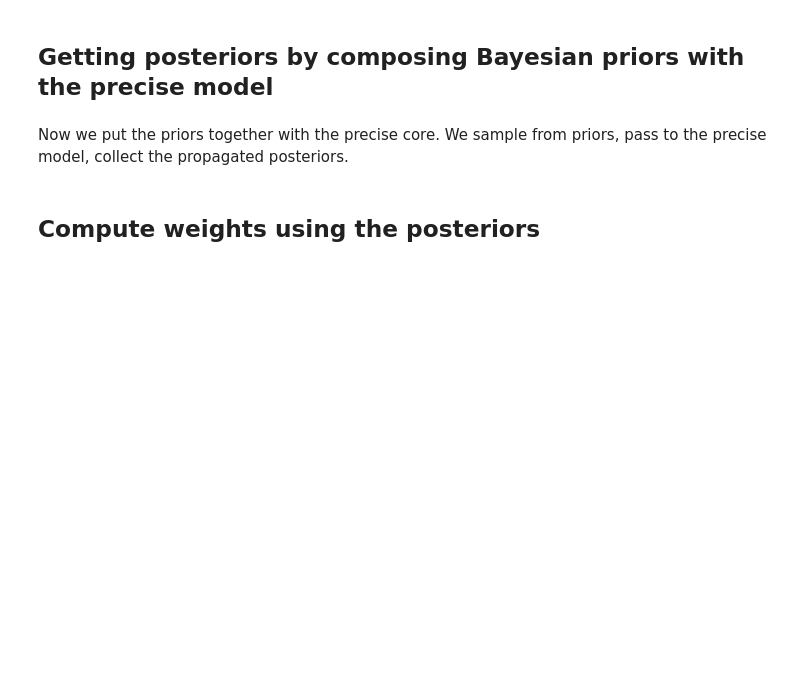
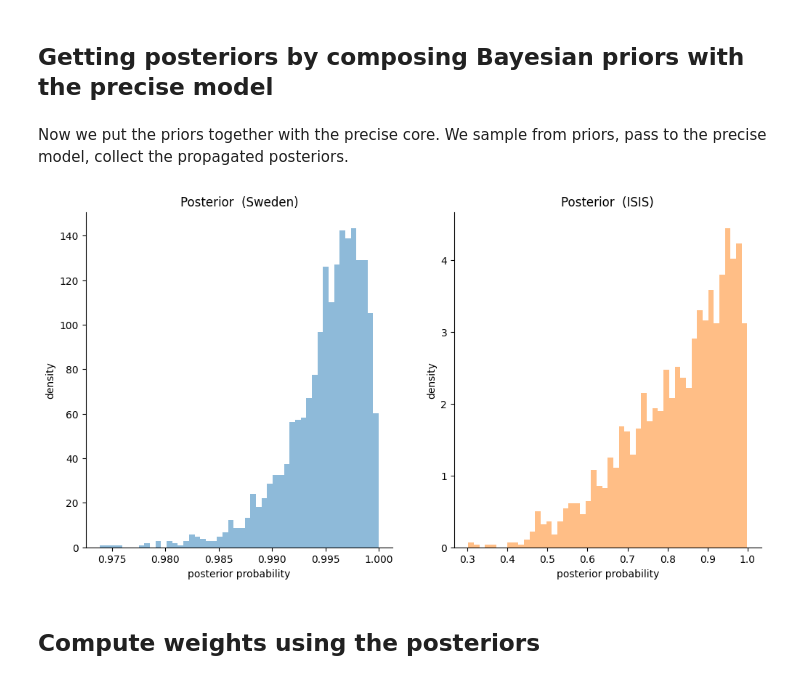
Before and after one commit to rfl-urbaniak/MRbook, a Jupyter notebook: docs/weight/missing_fingers.ipynb, the cells around one changed output. Drawn from its saved outputs; the diff is of its cells as text; code cells hidden in the pictures; blank space fills up the shorter version.

```diff
--- a/docs/weight/missing_fingers.ipynb
+++ b/docs/weight/missing_fingers.ipynb
@@ -274,5 +244,28 @@ def bayesian_missing_fingers():
 
 
 outcomes = bayesian_missing_fingers()
+# %%
+fig, ax = plt.subplots(1, 2, figsize=(12, 6))
+posterior_sweden = outcomes["posterior_guilty_fingers_sweden"]
+posterior_isis = outcomes["posterior_guilty_fingers_isis"]
+
+cmap = colormaps[40]
+#Norm = plt.Normalize(vmin=0.9, vmax=1)
+c1 = ax[0].hist(
+    posterior_sweden.numpy(), bins=50, density=True, color="C0", alpha=0.5
+)
+c2 = ax[1].hist(
+    posterior_isis.numpy(), bins=50, density=True, color="C1", alpha=0.5
+)
+ax[0].set_title("Posterior  (Sweden)")
+ax[1].set_title("Posterior  (ISIS)")
+ax[0].set_xlabel("posterior probability")
+ax[1].set_xlabel("posterior probability")
+ax[0].set_ylabel("density")
+ax[1].set_ylabel("density")
+sns.despine()
+fig.show()
+# %% [output]
+[figure, added]
 # %% [markdown]
 ## Compute weights using the posteriors
```
Also changed, not shown: parts of 10 cells of this notebook, 5 other files.
